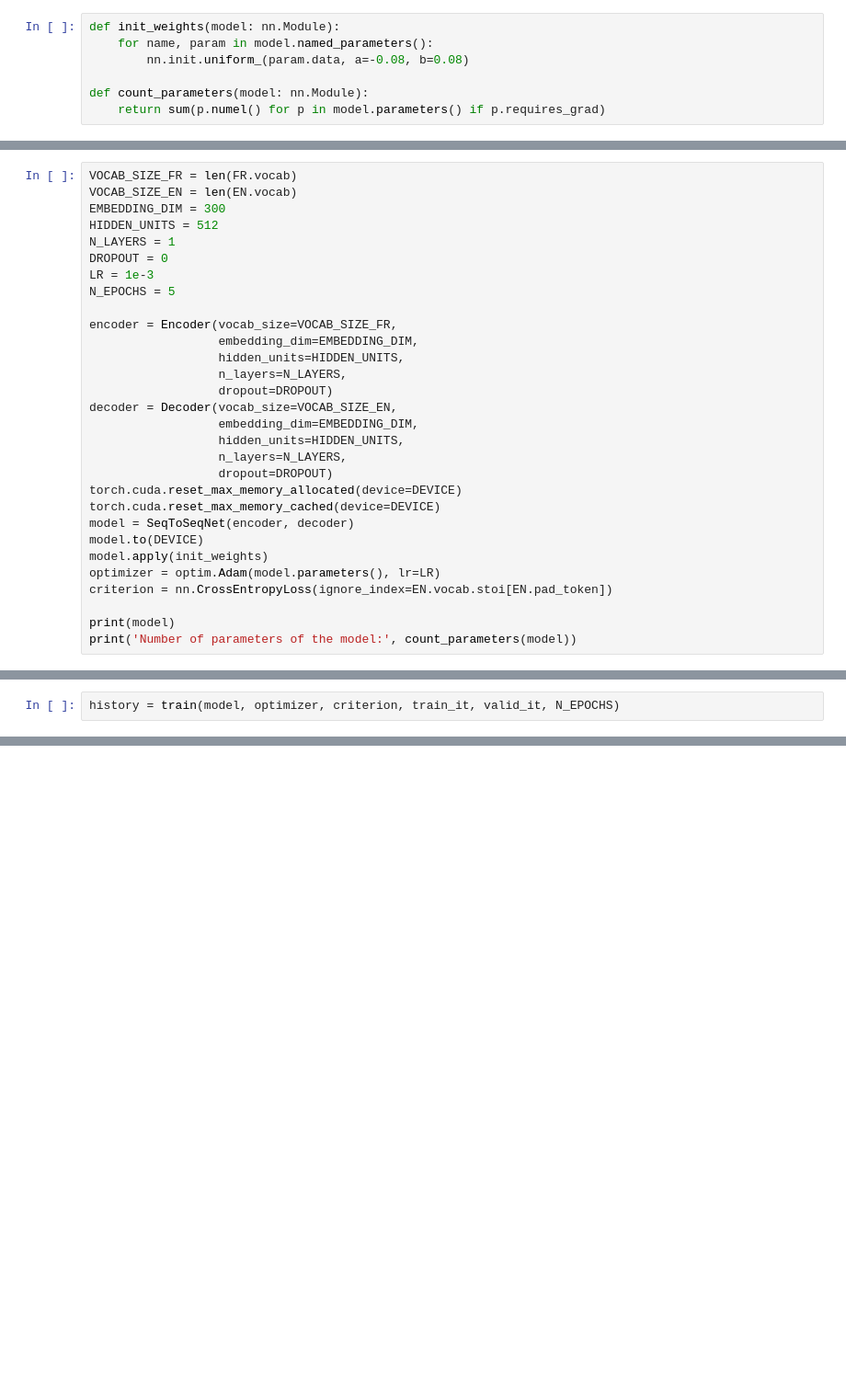
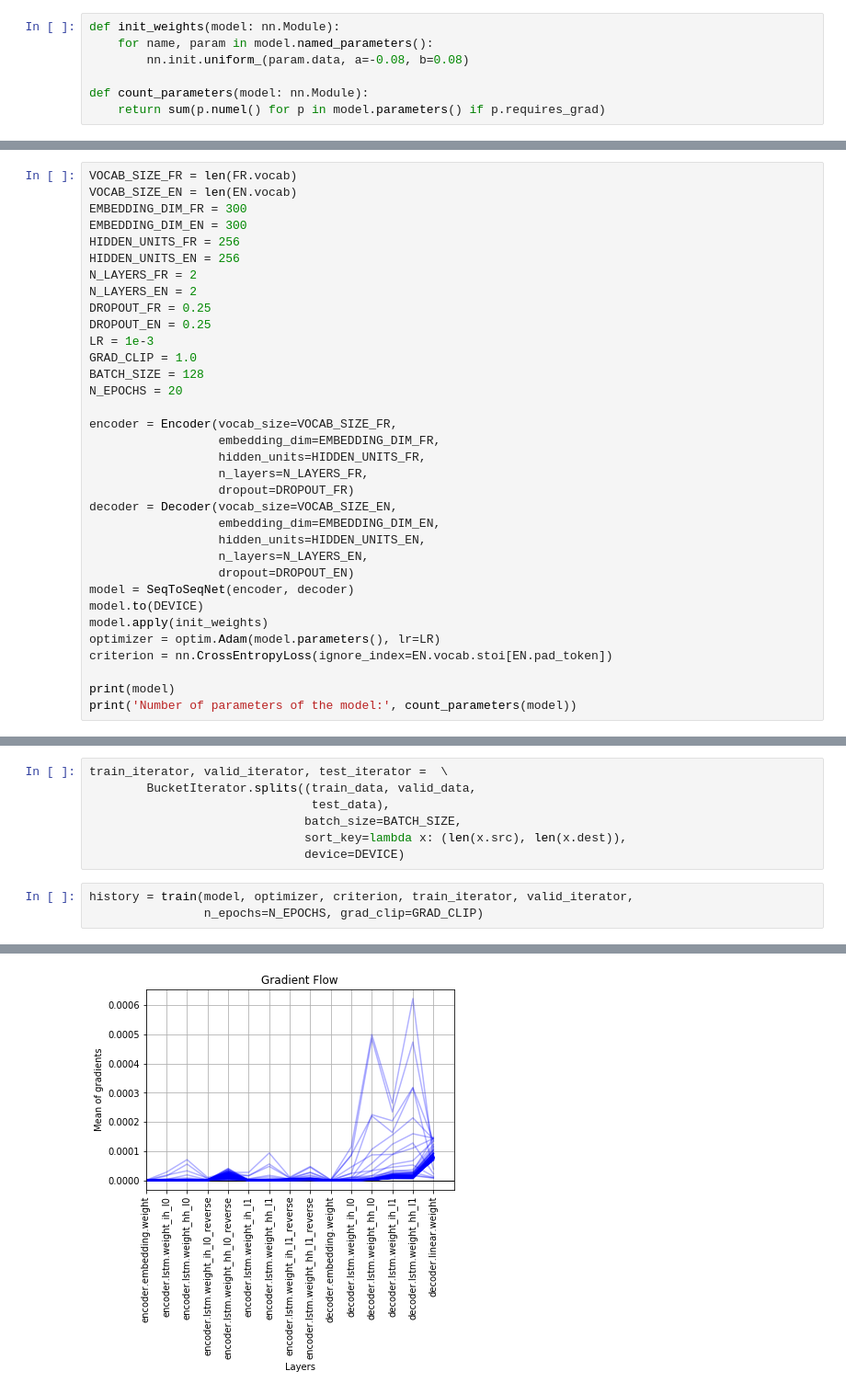
Before and after one commit to dksifoua/Neural-Machine-Translation, a Jupyter notebook: NMT_with_PyTorch.ipynb, the cells around one changed output, grey strips where cells are left out. Shown at 92% size. Saved outputs shown, nothing was run; the diff lists cells and outputs as text; blank space fills up the shorter version.

```diff
--- a/NMT_with_PyTorch.ipynb
+++ b/NMT_with_PyTorch.ipynb
@@ -316,25 +313,29 @@ def train(model, optimizer, loss_function, train_it, valid_it, n_epochs,
 # %%
 VOCAB_SIZE_FR = len(FR.vocab)
 VOCAB_SIZE_EN = len(EN.vocab)
-EMBEDDING_DIM = 300
-HIDDEN_UNITS = 512
-N_LAYERS = 1
-DROPOUT = 0
+EMBEDDING_DIM_FR = 300
+EMBEDDING_DIM_EN = 300
+HIDDEN_UNITS_FR = 256
+HIDDEN_UNITS_EN = 256
+N_LAYERS_FR = 2
+N_LAYERS_EN = 2
+DROPOUT_FR = 0.25
+DROPOUT_EN = 0.25
 LR = 1e-3
-N_EPOCHS = 5
+GRAD_CLIP = 1.0
+BATCH_SIZE = 128
+N_EPOCHS = 20
 
 encoder = Encoder(vocab_size=VOCAB_SIZE_FR,
-                  embedding_dim=EMBEDDING_DIM,
-                  hidden_units=HIDDEN_UNITS,
-                  n_layers=N_LAYERS,
-                  dropout=DROPOUT)
+                  embedding_dim=EMBEDDING_DIM_FR,
+                  hidden_units=HIDDEN_UNITS_FR,
+                  n_layers=N_LAYERS_FR,
+                  dropout=DROPOUT_FR)
 decoder = Decoder(vocab_size=VOCAB_SIZE_EN,
-                  embedding_dim=EMBEDDING_DIM,
-                  hidden_units=HIDDEN_UNITS,
-                  n_layers=N_LAYERS,
-                  dropout=DROPOUT)
-torch.cuda.reset_max_memory_allocated(device=DEVICE)
-torch.cuda.reset_max_memory_cached(device=DEVICE)
+                  embedding_dim=EMBEDDING_DIM_EN,
+                  hidden_units=HIDDEN_UNITS_EN,
+                  n_layers=N_LAYERS_EN,
+                  dropout=DROPOUT_EN)
 model = SeqToSeqNet(encoder, decoder)
 model.to(DEVICE)
 model.apply(init_weights)
@@ -346,2 +362,11 @@ print('Number of parameters of the model:', count_parameters(model))
+# %%
+train_iterator, valid_iterator, test_iterator =  \
+        BucketIterator.splits((train_data, valid_data,
+                               test_data),
+                              batch_size=BATCH_SIZE,
+                              sort_key=lambda x: (len(x.src), len(x.dest)),
+                              device=DEVICE)
 # %%
-history = train(model, optimizer, criterion, train_it, valid_it, N_EPOCHS)
+history = train(model, optimizer, criterion, train_iterator, valid_iterator,
+                n_epochs=N_EPOCHS, grad_clip=GRAD_CLIP)
+# %% [output]
@@ -347,0 +374 @@ history = train(model, optimizer, criterion, train_it, valid_it, N_EPOCHS)
+[figure, added]
```
Also changed, not shown: parts of 19 cells of this notebook.
